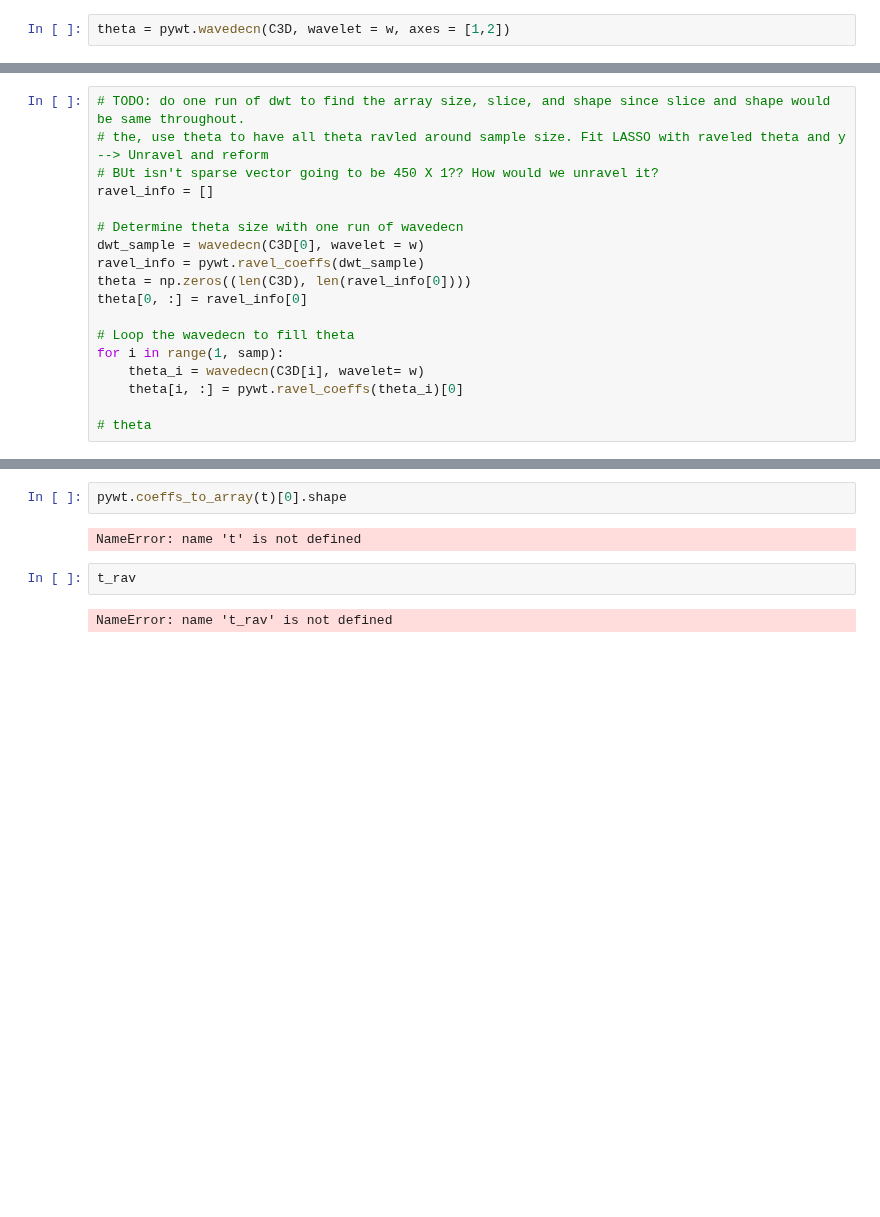
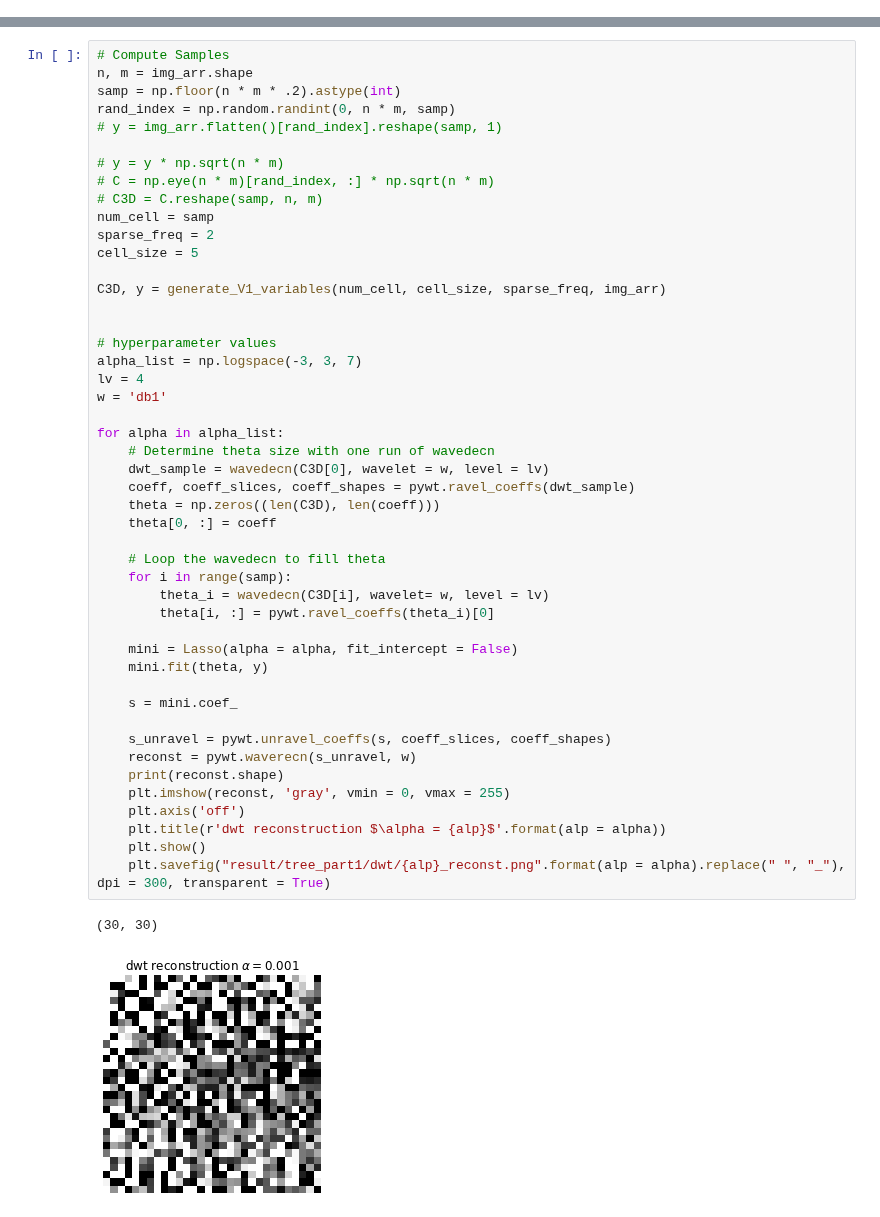
Before and after one commit to qkstngus000/Visual-Compressive-Sensing, a Jupyter notebook: dwt.ipynb, the cells around one changed output, grey strips where cells are left out. Cells and saved outputs as stored; diff of their text form; blank space fills up the shorter version.

```diff
--- a/dwt.ipynb
+++ b/dwt.ipynb
@@ -86,2 +21,0 @@ coeffs
-# %%
-theta = pywt.wavedecn(C3D, wavelet = w, axes = [1,2])
@@ -109,18 +21,0 @@ C3D = C.reshape(samp, n, m)
-# %%
-# TODO: do one run of dwt to find the array size, slice, and shape since slice and shape would be same throughout.
-# the, use theta to have all theta ravled around sample size. Fit LASSO with raveled theta and y --> Unravel and reform
-# BUt isn't sparse vector going to be 450 X 1?? How would we unravel it?
-ravel_info = []
-
-# Determine theta size with one run of wavedecn
-dwt_sample = wavedecn(C3D[0], wavelet = w)
-ravel_info = pywt.ravel_coeffs(dwt_sample)
-theta = np.zeros((len(C3D), len(ravel_info[0])))
-theta[0, :] = ravel_info[0]
-
-# Loop the wavedecn to fill theta
-for i in range(1, samp):
-    theta_i = wavedecn(C3D[i], wavelet= w)
-    theta[i, :] = pywt.ravel_coeffs(theta_i)[0]
-
-# theta
@@ -172,8 +22,50 @@ t_rav[0].shape
-# %%
-pywt.coeffs_to_array(t)[0].shape
-# %% [output]
-NameError: name 't' is not defined
-# %%
-t_rav
-# %% [output]
-NameError: name 't_rav' is not defined
+# %%
+# Compute Samples
+n, m = img_arr.shape
+samp = np.floor(n * m * .2).astype(int)
+rand_index = np.random.randint(0, n * m, samp)
+# y = img_arr.flatten()[rand_index].reshape(samp, 1)
+
+# y = y * np.sqrt(n * m)
+# C = np.eye(n * m)[rand_index, :] * np.sqrt(n * m)
+# C3D = C.reshape(samp, n, m)
+num_cell = samp
+sparse_freq = 2
+cell_size = 5
+
+C3D, y = generate_V1_variables(num_cell, cell_size, sparse_freq, img_arr)
+
+
+# hyperparameter values
+alpha_list = np.logspace(-3, 3, 7)
+lv = 4
+w = 'db1'
+
+for alpha in alpha_list:
+    # Determine theta size with one run of wavedecn
+    dwt_sample = wavedecn(C3D[0], wavelet = w, level = lv)
+    coeff, coeff_slices, coeff_shapes = pywt.ravel_coeffs(dwt_sample)
+    theta = np.zeros((len(C3D), len(coeff)))
+    theta[0, :] = coeff
+
+    # Loop the wavedecn to fill theta
+    for i in range(samp):
+        theta_i = wavedecn(C3D[i], wavelet= w, level = lv)
+        theta[i, :] = pywt.ravel_coeffs(theta_i)[0]
+
+    mini = Lasso(alpha = alpha, fit_intercept = False)
+    mini.fit(theta, y)
+
+    s = mini.coef_
+
+    s_unravel = pywt.unravel_coeffs(s, coeff_slices, coeff_shapes)
+    reconst = pywt.waverecn(s_unravel, w)
+    print(reconst.shape)
+    plt.imshow(reconst, 'gray', vmin = 0, vmax = 255)
+    plt.axis('off')
+    plt.title(r'dwt reconstruction $\alpha = {alp}$'.format(alp = alpha))
+    plt.show()
+    plt.savefig("result/tree_part1/dwt/{alp}_reconst.png".format(alp = alpha).replace(" ", "_"), dpi = 300, transparent = True)
+# %% [output]
+(30, 30)
+[figure, added]
```
Also changed, not shown: parts of 20 cells of this notebook, 14 other files.
